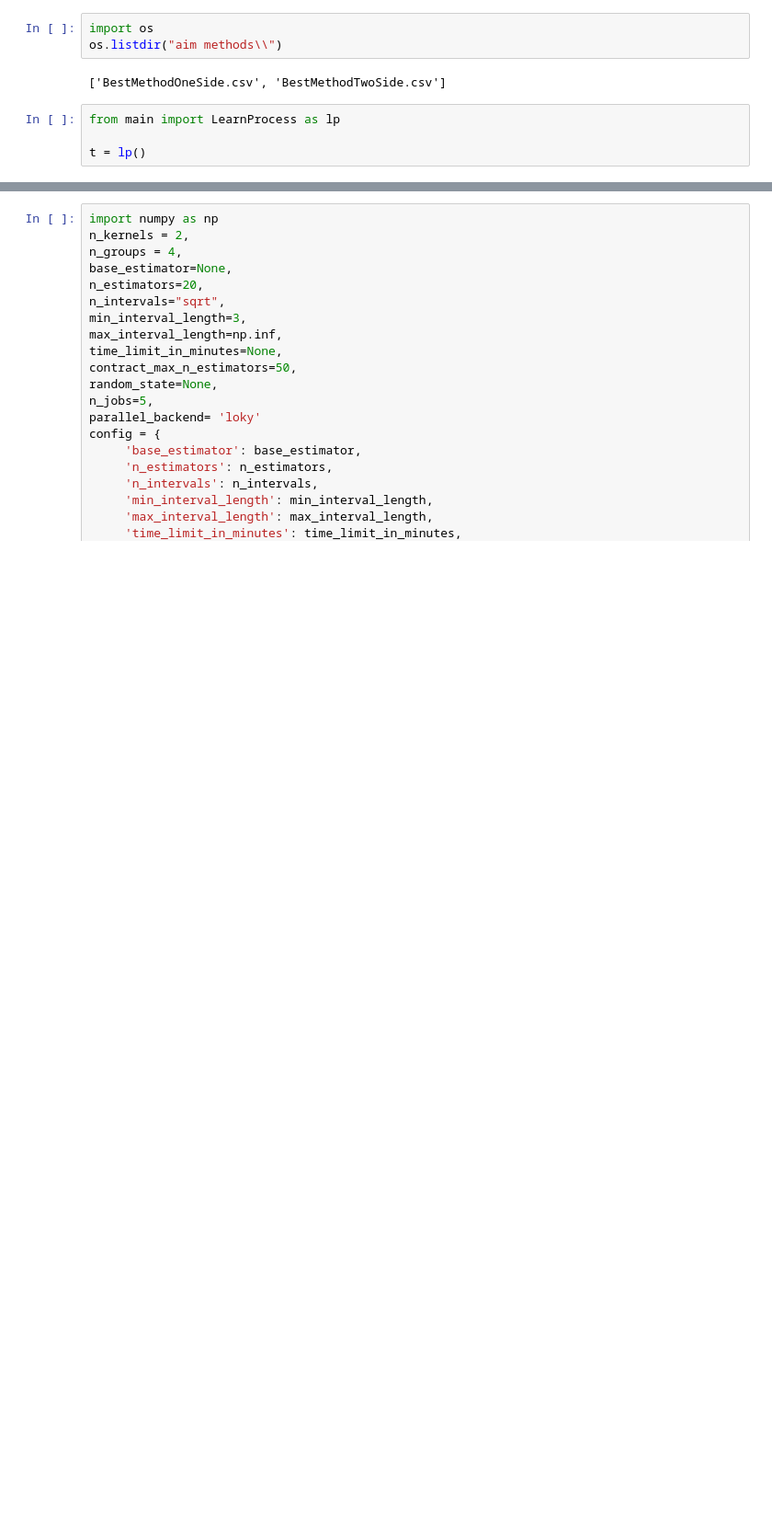
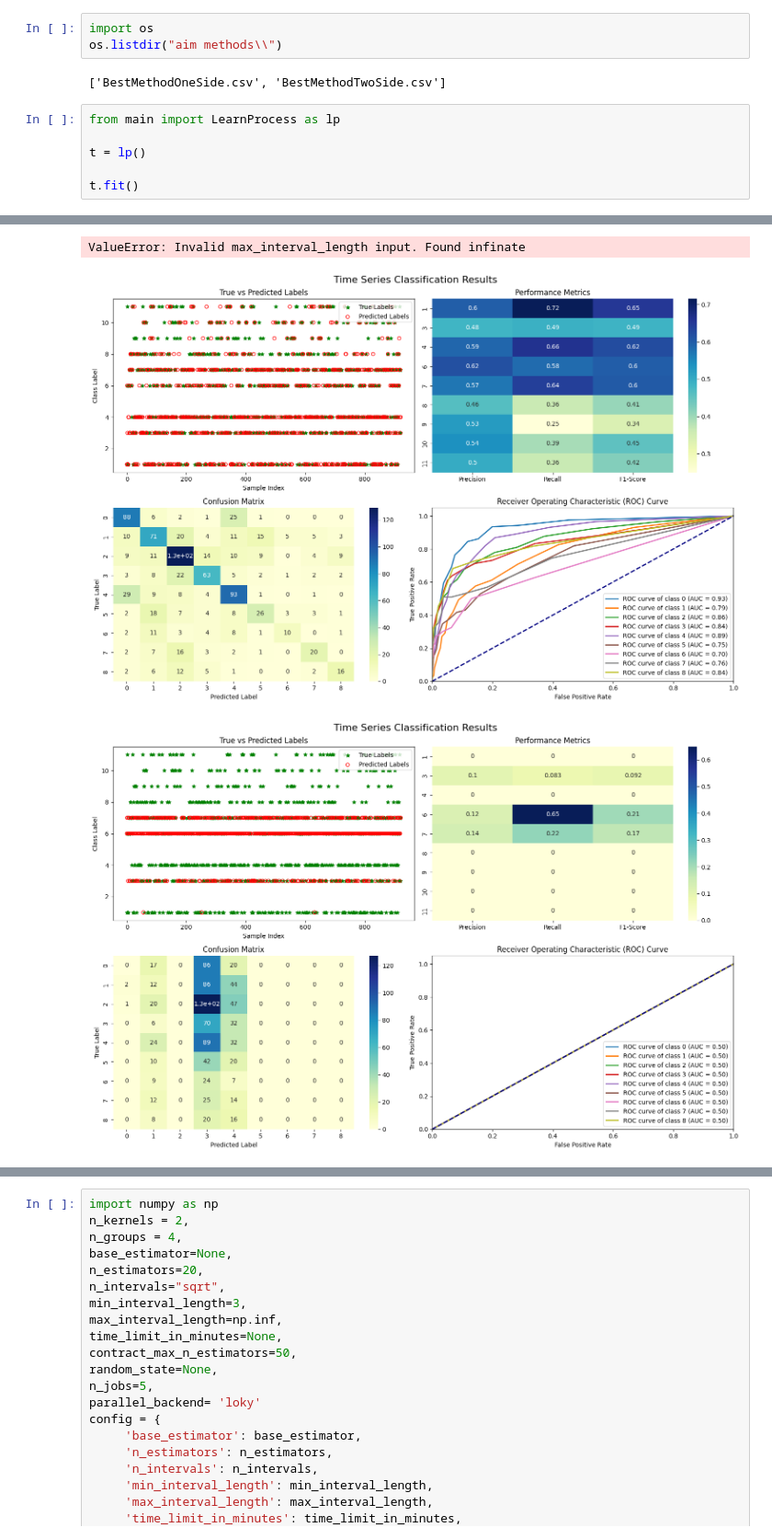
Before and after one commit to TinyEnerget/fault_location_machine_learning, a Jupyter notebook: train_data_preproc.ipynb, the cells around one changed output, grey strips where cells are left out. Shown at 92% size. Drawn from its saved outputs; the diff is of its cells as text; blank space fills up the shorter version.

```diff
--- a/train_data_preproc.ipynb
+++ b/train_data_preproc.ipynb
@@ -50,6 +50,8 @@ os.listdir("aim methods\\")
 from main import LearnProcess as lp
 
 t = lp()
+
+t.fit()
 # %% [output]
 CSV PMU 100fps
 
@@ -70,0 +73,3 @@ Completed  voltage_seq_end
+ValueError: Invalid max_interval_length input. Found infinate
+[figure, added]
+[figure, added]
```
Also changed, not shown: parts of 4 cells of this notebook.
